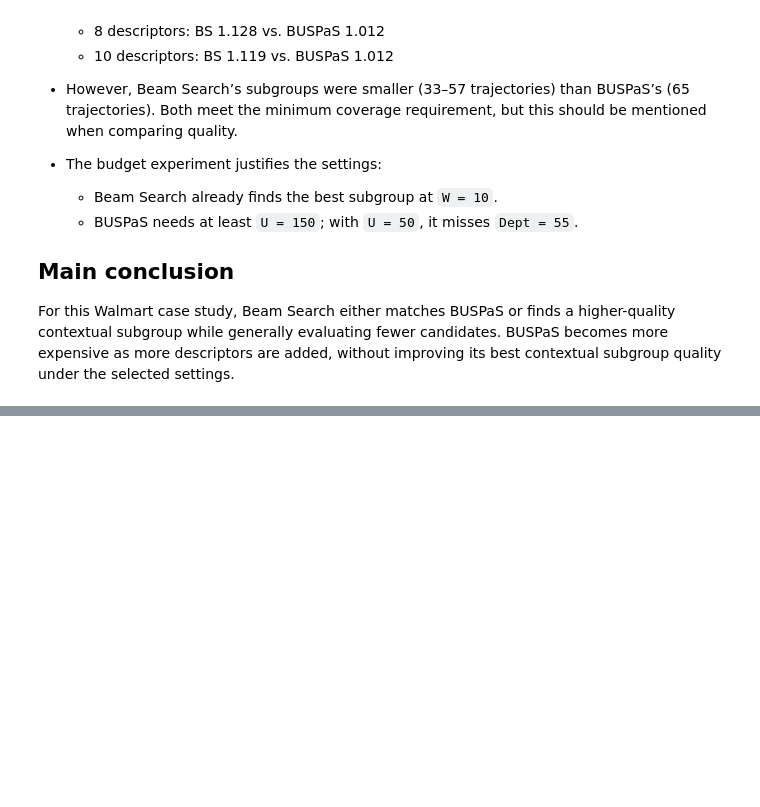
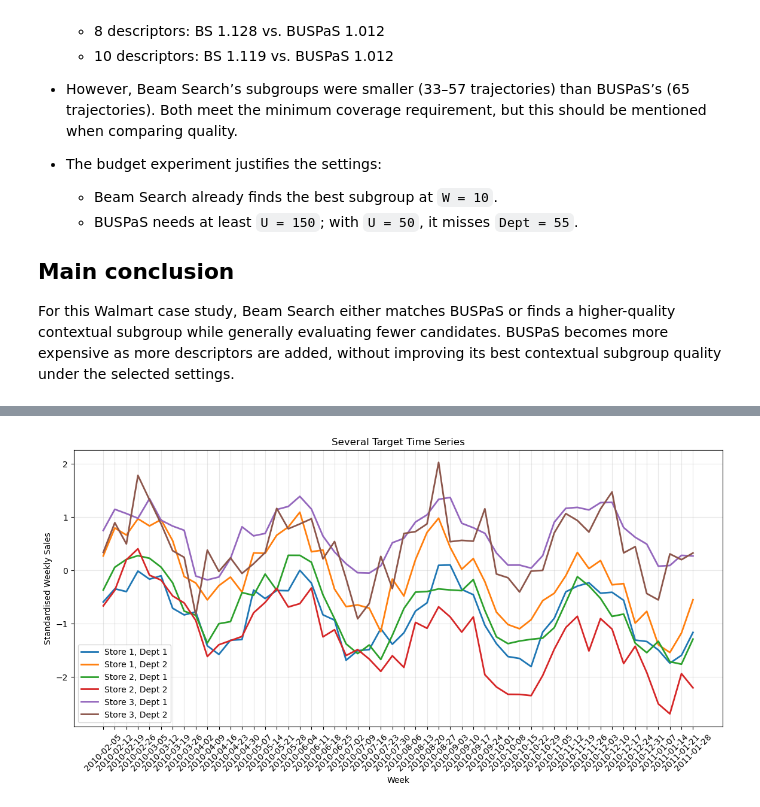
Before and after one commit to MuhammadIbneRafiq/you-only-search-up, a Jupyter notebook: walmart_bs-bus.ipynb, the cells around one changed output, grey strips where cells are left out. Cells and saved outputs as stored; diff of their text form; code cells hidden in the pictures; blank space fills up the shorter version.

```diff
--- a/walmart_bs-bus.ipynb
+++ b/walmart_bs-bus.ipynb
@@ -647,0 +901,34 @@ For this Walmart case study, Beam Search either matches BUSPaS or finds a higher
+# %%
+selected_pairs = [
+    (1, 1),
+    (1, 2),
+    (2, 1),
+    (2, 2),
+    (3, 1),
+    (3, 2)
+]
+
+plt.figure(figsize=(14, 6))
+
+for store, dept in selected_pairs:
+    temp = raw_df[
+        (raw_df["Store"] == store) &
+        (raw_df["Dept"] == dept)
+    ]
+
+    plt.plot(
+        temp["Date"],
+        temp["Standardised_Weekly_Sales"],
+        linewidth=2,
+        label=f"Store {store}, Dept {dept}"
+    )
+
+plt.title("Several Target Time Series")
+plt.xlabel("Week")
+plt.ylabel("Standardised Weekly Sales")
+plt.legend()
+plt.xticks(rotation=45)
+plt.grid(alpha=0.3)
+plt.show()
+# %% [output]
+[figure, added]
```
Also changed, not shown: parts of 18 cells of this notebook, 2 other files.
